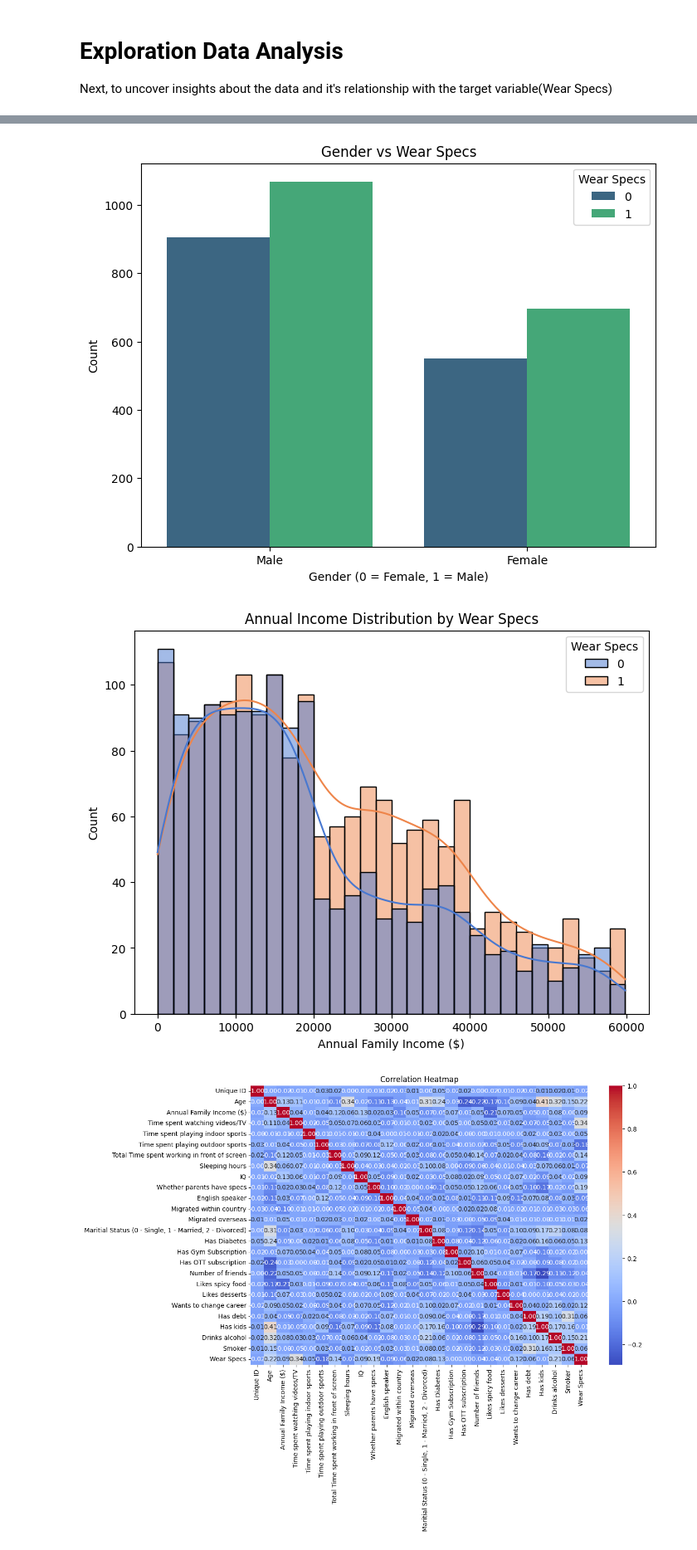
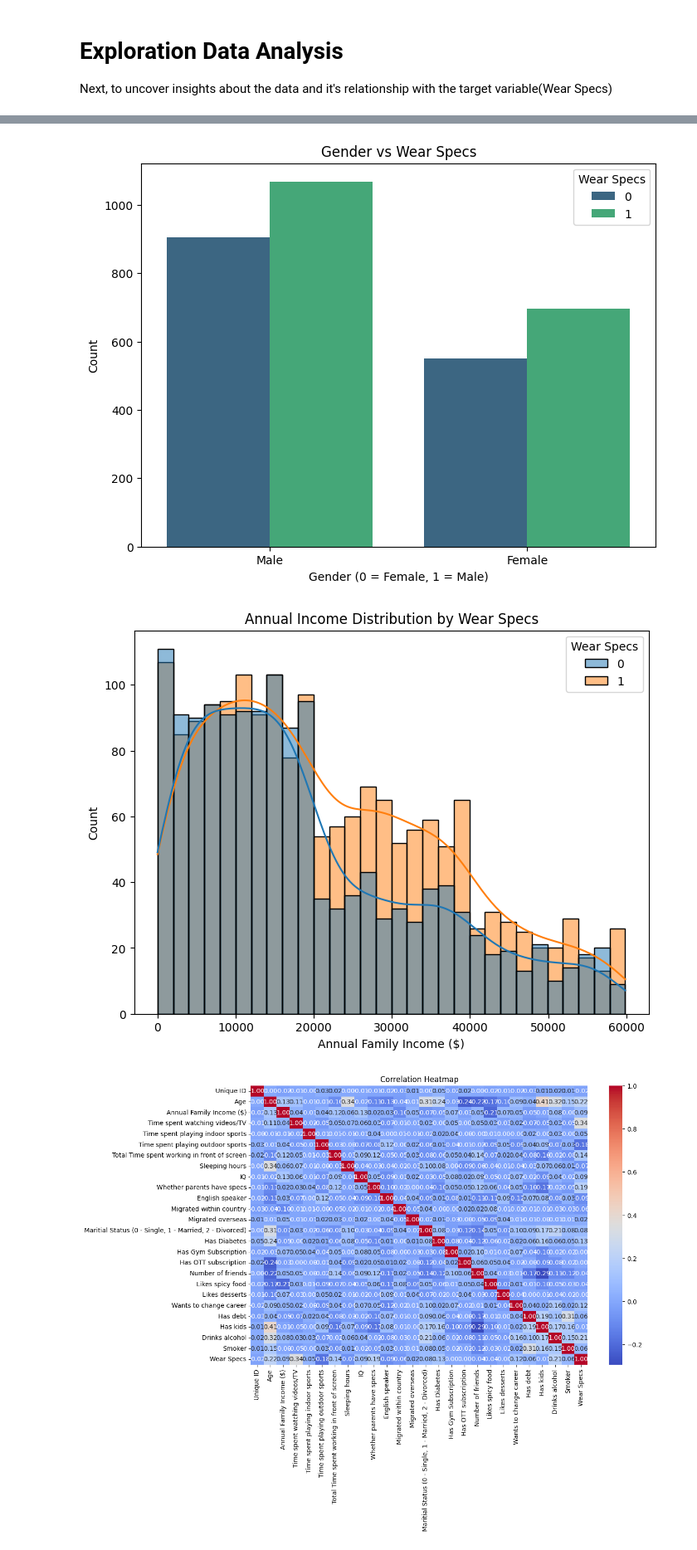
Before and after one commit to MphoPetunia/SpecsSurveyData, a Jupyter notebook: companyproject.ipynb, the cells around one changed output, grey strips where cells are left out. Shown at 83% size. Saved outputs shown, nothing was run; the diff lists cells and outputs as text; code cells hidden in the pictures.

```diff
--- a/companyproject.ipynb
+++ b/companyproject.ipynb
@@ -111,35 +111,35 @@ Next, to uncover insights about the data and it's relationship with the target v
 # %%
 # Boxplot: Age vs Wear Specs
 plt.figure(figsize=(8, 6))
 sns.boxplot(x='Wear Specs', y='Age', data=data, palette="pastel")
 plt.title("Age vs Wear Specs")
 plt.xlabel("Wear Specs (0 = No, 1 = Yes)")
 plt.ylabel("Age")
 plt.show()
 
 # Barplot: Gender vs Wear Specs
 plt.figure(figsize=(8, 6))
 sns.countplot(x='Gender', hue='Wear Specs', data=data, palette="viridis")
 plt.title("Gender vs Wear Specs")
 plt.xlabel("Gender (0 = Female, 1 = Male)")
 plt.ylabel("Count")
 plt.legend(title="Wear Specs", loc='upper right')
 plt.show()
 
 # Distribution of Annual Income by Wear Specs
 plt.figure(figsize=(8, 6))
-sns.histplot(data, x='Annual Family Income ($)', hue='Wear Specs', kde=True, bins=30, palette="muted")
+sns.histplot(data, x='Annual Family Income ($)', hue='Wear Specs', kde=True, bins=30)
 plt.title("Annual Income Distribution by Wear Specs")
 plt.xlabel("Annual Family Income ($)")
 plt.ylabel("Count")
 plt.show()
 # %% [output]
 Passing `palette` without assigning `hue` is deprecated and will be removed in v0.14.0. Assign the `x` variable to `hue` and set `legend=False` for the same effect.
 
   sns.boxplot(x='Wear Specs', y='Age', data=data, palette="pastel")
 [figure]
 [figure]
-[figure, old version]
+[figure, new version]
 # %%
 # Select only numeric columns for correlation
 numeric_data = data.select_dtypes(include=['float64', 'int64'])
```
Also changed, not shown: parts of 3 cells of this notebook.
